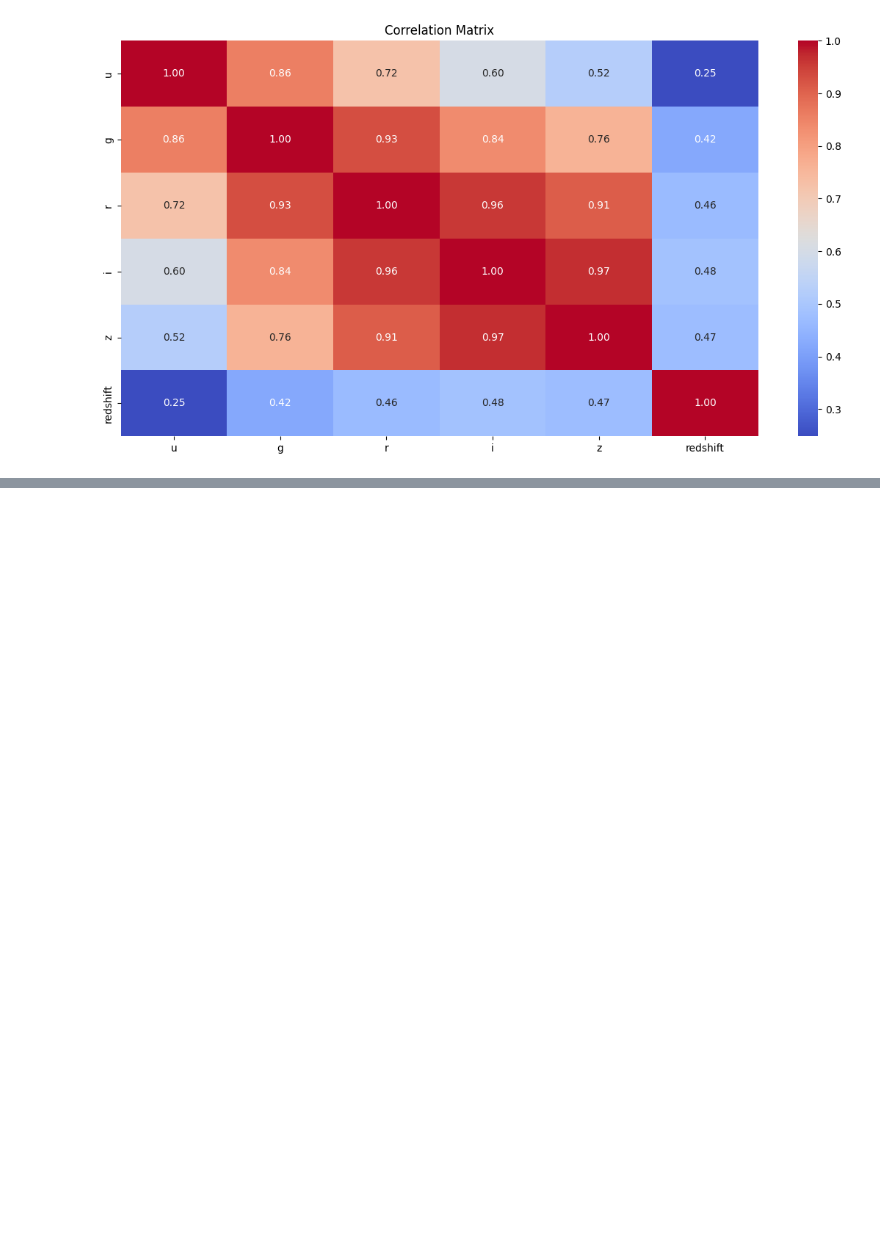
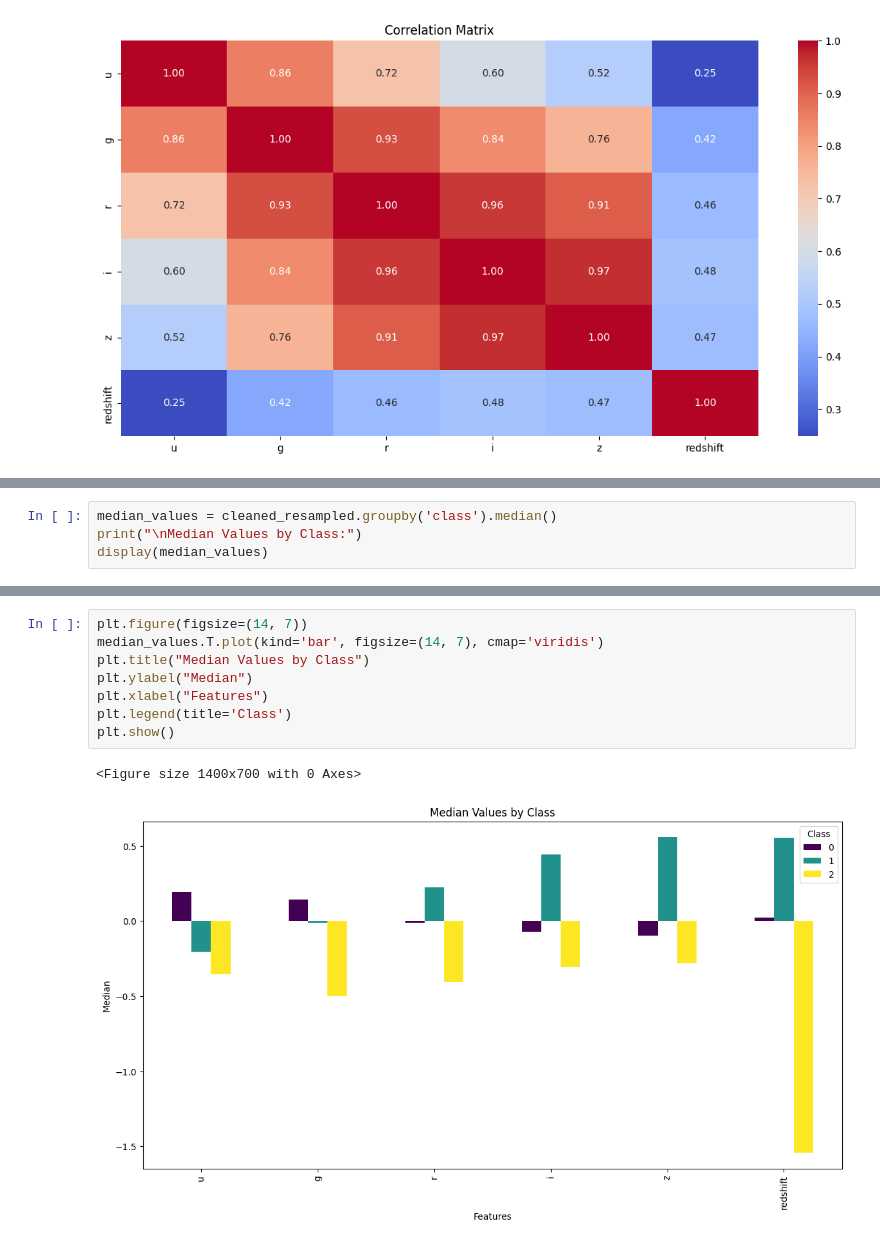
Before and after one commit to jonnneehh/STINTSY-MachineProject, a Jupyter notebook: datasetPreparation.ipynb, the cells around one changed output, grey strips where cells are left out. Drawn from its saved outputs; the diff is of its cells as text; blank space fills up the shorter version.

```diff
--- a/datasetPreparation.ipynb
+++ b/datasetPreparation.ipynb
@@ -655,0 +544,4 @@ ValueError: Could not interpret value `feature1` for `x`. An entry with this nam
+# %%
+median_values = cleaned_resampled.groupby('class').median()
+print("\nMedian Values by Class:")
+display(median_values)
@@ -655,0 +555,11 @@ ValueError: Could not interpret value `feature1` for `x`. An entry with this nam
+# %%
+plt.figure(figsize=(14, 7))
+median_values.T.plot(kind='bar', figsize=(14, 7), cmap='viridis')
+plt.title("Median Values by Class")
+plt.ylabel("Median")
+plt.xlabel("Features")
+plt.legend(title='Class')
+plt.show()
+# %% [output]
+<Figure size 1400x700 with 0 Axes>
+[figure, added]
```
Also changed, not shown: parts of 17 cells of this notebook.
